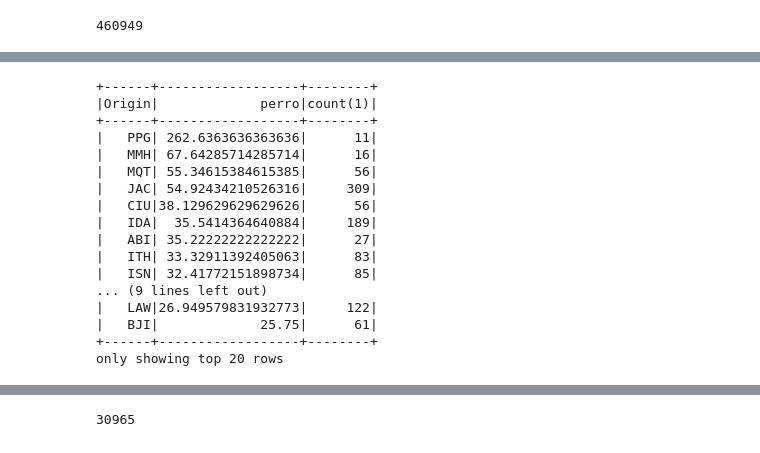
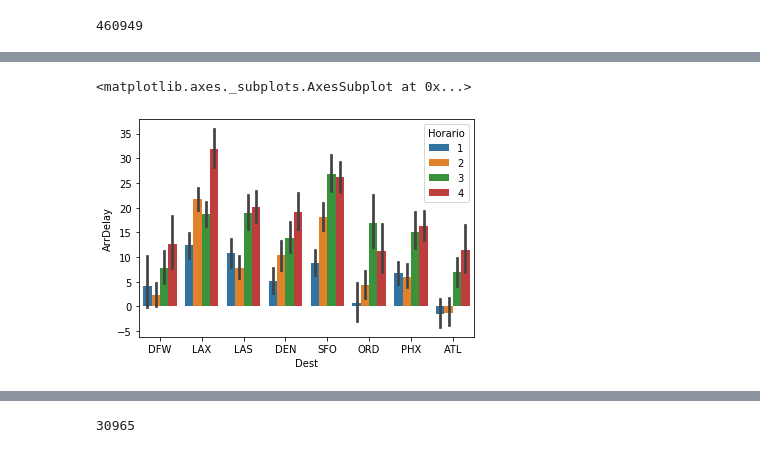
Before and after one commit to ujpinom/Neural-Network, a Jupyter notebook: PySpark.ipynb, the cells around one changed output, grey strips where cells are left out. Saved outputs shown, nothing was run; the diff lists cells and outputs as text; code cells hidden in the pictures.

```diff
--- a/PySpark.ipynb
+++ b/PySpark.ipynb
@@ -52,0 +19,2 @@ bd.select('DayOfWeek','ArrDelay').groupBy('DayOfWeek').mean().show()
+# %%
+bd= bd.filter(bd.Origin.isin('ATL','ORD','DEN','LAX','DFW','SFO','PHX','LAS') & bd.Dest.isin('ATL','ORD','DEN','LAX','DFW','SFO','PHX','LAS'))
@@ -55,20 +27,18 @@ sQLContext.registerDataFrameAsTable(bd, "bd")
-# %%
-sQLContext.sql('select Origin,avg(ArrDelay) as perro,count(*) from bd group by Origin order by perro desc').show()
-# %% [output]
-+------+------------------+--------+
-|Origin|             perro|count(1)|
-+------+------------------+--------+
-|   PPG| 262.6363636363636|      11|
-|   MMH| 67.64285714285714|      16|
-|   MQT| 55.34615384615385|      56|
-|   JAC| 54.92434210526316|     309|
-|   CIU|38.129629629629626|      56|
-|   IDA|  35.5414364640884|     189|
-|   ABI| 35.22222222222222|      27|
-|   ITH| 33.32911392405063|      83|
-|   ISN| 32.41772151898734|      85|
-... (9 lines left out)
-|   LAW|26.949579831932773|     122|
-|   BJI|             25.75|      61|
-+------+------------------+--------+
-only showing top 20 rows
+# %%
+bd5 = sQLContext.sql("select *, case \
+               when CRSDepTime <= 800 then 1 \
+               when 800 < CRSDepTime and CRSDepTime <= 1200 then 2 \
+               when 1200 < CRSDepTime and CRSDepTime <= 1600 then 3 \
+               when 1600 < CRSDepTime and CRSDepTime <= 2100 then 4 \
+               else 1 end as Horario \
+               from bd")
+# %%
+bd5=bd5.filter(bd5.Cancelled==0).filter(bd5.Diverted==0)
+# %%
+bd6=bd5.toPandas()
+# %%
+import seaborn as sns;
+sns.barplot(x='Dest',y='ArrDelay',hue='Horario',data=bd6)
+# %% [output]
+<matplotlib.axes._subplots.AxesSubplot at 0x...>
+[figure, added]
```
Also changed, not shown: parts of 11 cells of this notebook, 2 other files.
